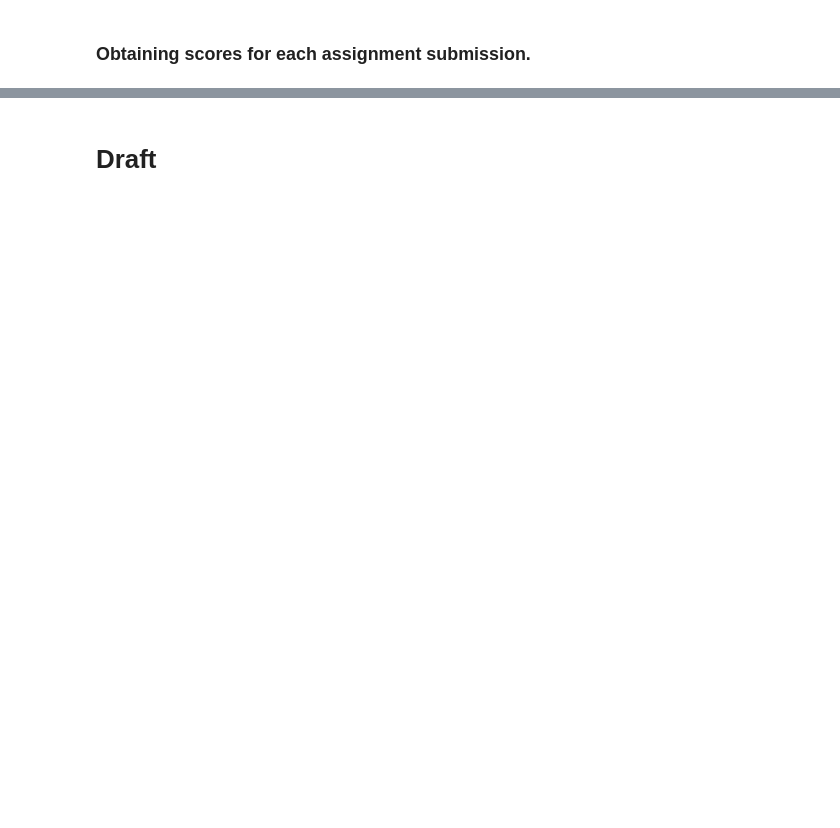
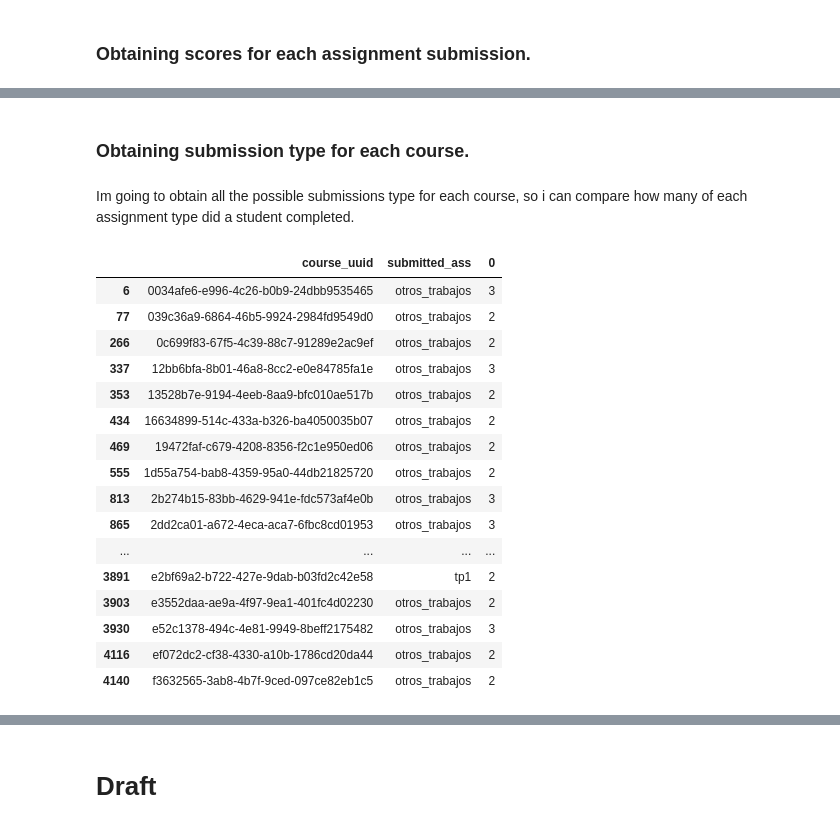
Before and after one commit to bautidea/course_approve_detection, a Jupyter notebook: notebok.ipynb, the cells around one changed output, grey strips where cells are left out. Drawn from its saved outputs; the diff is of its cells as text; code cells hidden in the pictures; blank space fills up the shorter version.

```diff
--- a/notebok.ipynb
+++ b/notebok.ipynb
@@ -601,0 +616,31 @@ data.sample(3)
+# %% [markdown]
+### Obtaining submission type for each course.
+# %% [markdown]
+Im going to obtain all the possible submissions type for each course, so i can compare how many of each assignment type did a student completed.
+# %%
+course_submission_type_df = student_df[[
+    'submitted_ass',
+    'submission_type',
+    'course_uuid'
+]].dropna().drop_duplicates().reset_index(drop=True)
+course_submission_type_df = course_submission_type_df.groupby(['course_uuid', 'submitted_ass']).size().reset_index()
+# course_submission_type_df = course_submission_type_df.pivot(index='course_uuid', columns='submission_type', values=0)
+course_submission_type_df[course_submission_type_df[0] > 1]
+# %% [output]
+|  | course_uuid | submitted_ass | 0 |
+| 6 | 0034afe6-e996-4c26-b0b9-24dbb9535465 | otros_trabajos | 3 |
+| 77 | 039c36a9-6864-46b5-9924-2984fd9549d0 | otros_trabajos | 2 |
+| 266 | 0c699f83-67f5-4c39-88c7-91289e2ac9ef | otros_trabajos | 2 |
+| 337 | 12bb6bfa-8b01-46a8-8cc2-e0e84785fa1e | otros_trabajos | 3 |
+| 353 | 13528b7e-9194-4eeb-8aa9-bfc010ae517b | otros_trabajos | 2 |
+| 434 | 16634899-514c-433a-b326-ba4050035b07 | otros_trabajos | 2 |
+| 469 | 19472faf-c679-4208-8356-f2c1e950ed06 | otros_trabajos | 2 |
+| 555 | 1d55a754-bab8-4359-95a0-44db21825720 | otros_trabajos | 2 |
+| 813 | 2b274b15-83bb-4629-941e-fdc573af4e0b | otros_trabajos | 3 |
+| 865 | 2dd2ca01-a672-4eca-aca7-6fbc8cd01953 | otros_trabajos | 3 |
+| ... | ... | ... | ... |
+| 3891 | e2bf69a2-b722-427e-9dab-b03fd2c42e58 | tp1 | 2 |
+| 3903 | e3552daa-ae9a-4f97-9ea1-401fc4d02230 | otros_trabajos | 2 |
+| 3930 | e52c1378-494c-4e81-9949-8beff2175482 | otros_trabajos | 3 |
+| 4116 | ef072dc2-cf38-4330-a10b-1786cd20da44 | otros_trabajos | 2 |
+| 4140 | f3632565-3ab8-4b7f-9ced-097ce82eb1c5 | otros_trabajos | 2 |
```
Also changed, not shown: parts of 17 cells of this notebook.
